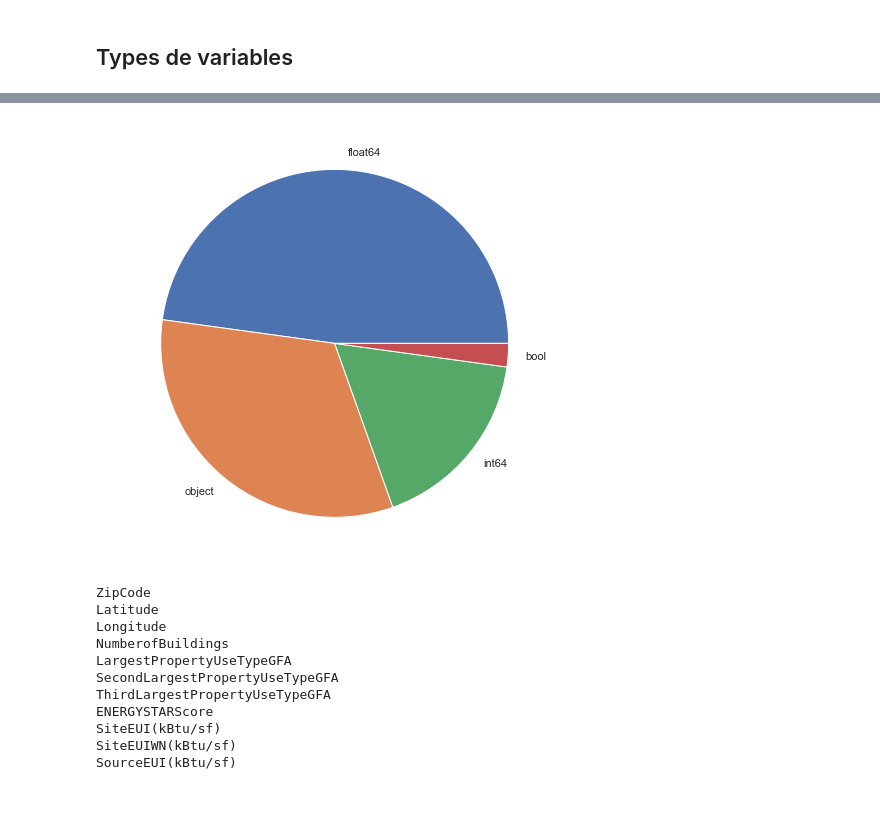
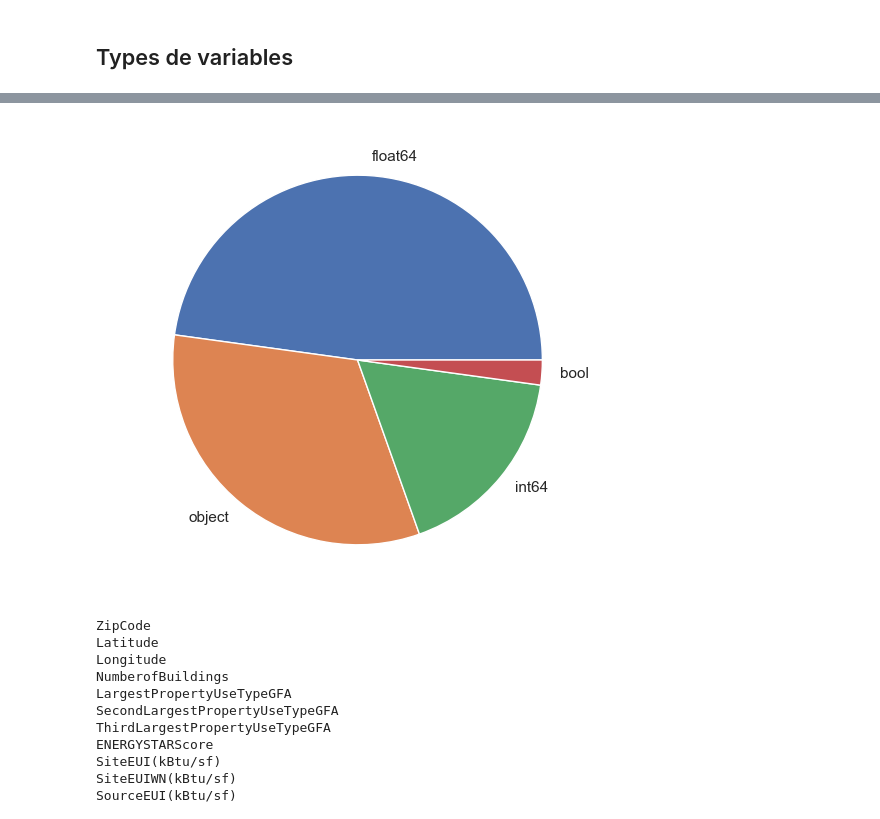
Before and after one commit to gabriel1628/Formation-Data-Scientist-OC, a Jupyter notebook: Projet 4 Anticipez les besoins en consommation de batiments/Chehade_Gabriel_1_notebook_exploratoire_072022.ipynb, the cells around one changed output, grey strips where cells are left out. Drawn from its saved outputs; the diff is of its cells as text; code cells hidden in the pictures.

```diff
--- a/Projet 4 Anticipez les besoins en consommation de batiments/Chehade_Gabriel_1_notebook_exploratoire_072022.ipynb
+++ b/Projet 4 Anticipez les besoins en consommation de batiments/Chehade_Gabriel_1_notebook_exploratoire_072022.ipynb
@@ -45,8 +45,8 @@ dtype: int64
 # %%
-df.dtypes.value_counts().plot.pie(figsize=(8,8))
+df.dtypes.value_counts().plot.pie(figsize=(6,6))
 plt.ylabel(' ');
 # %% [output]
-[figure, old version]
+[figure, new version]
 # %%
 # nom des colonnes de type 'float'
 for col in df.select_dtypes('float'):
```
Also changed, not shown: parts of 33 cells of this notebook.
